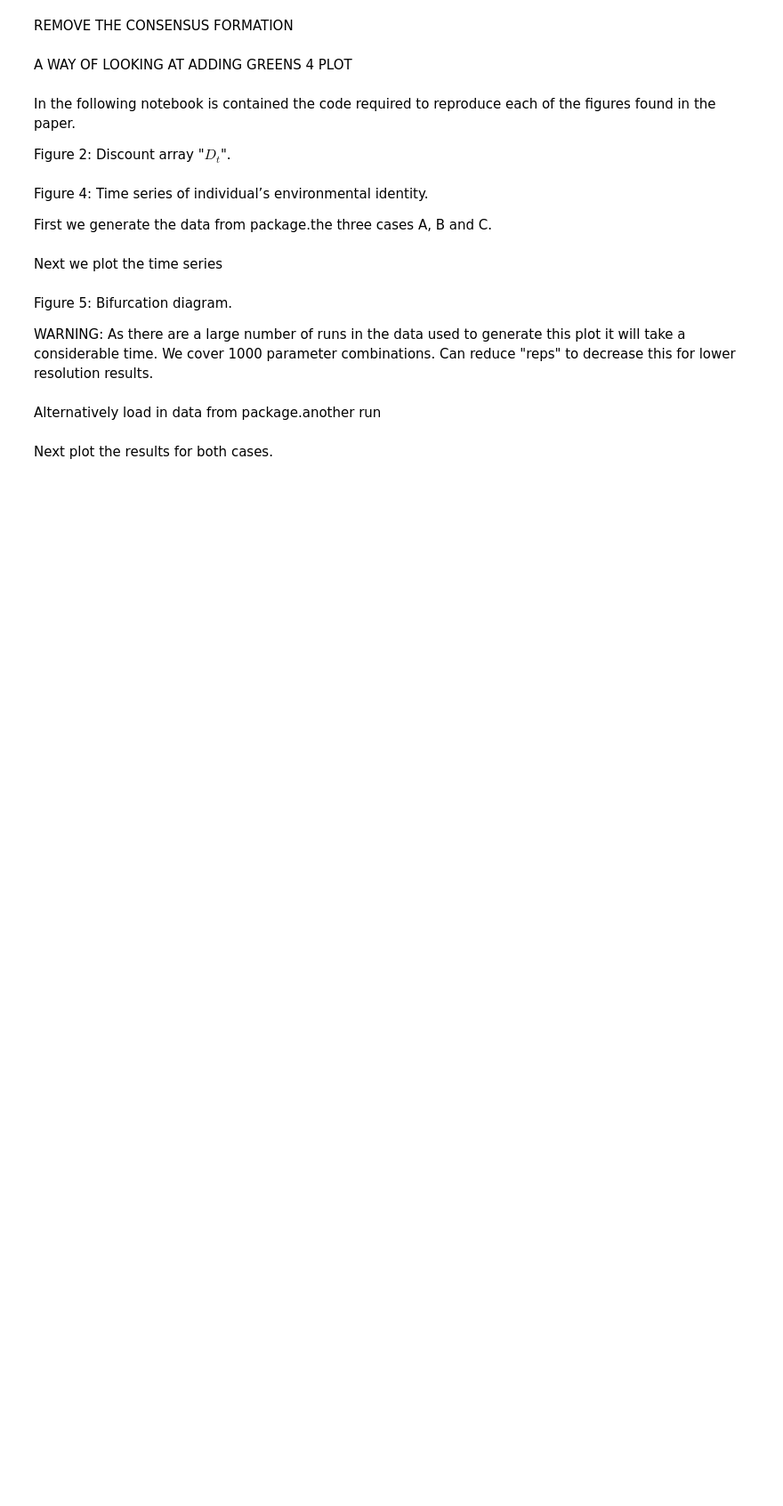
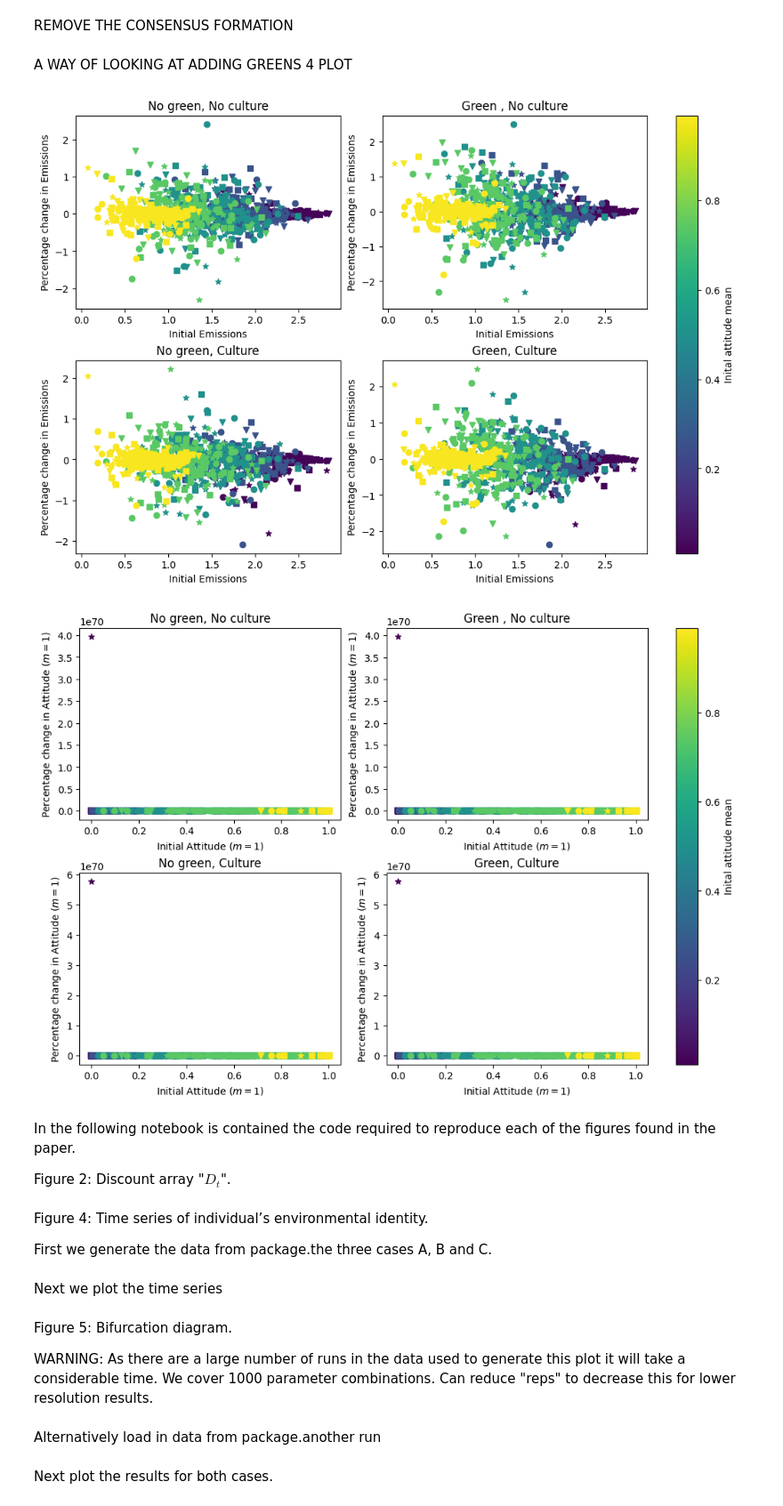
Before and after one commit to danielTorren/Culture-Network, a Jupyter notebook: produce_figures.ipynb, the cells around one changed output. Shown at 89% size. Drawn from its saved outputs; the diff is of its cells as text; code cells hidden in the pictures; blank space fills up the shorter version.

```diff
--- a/produce_figures.ipynb
+++ b/produce_figures.ipynb
@@ -40,10 +39,14 @@ A WAY OF LOOKING AT ADDING GREENS 4 PLOT
 # %%
 from package.generating_data import add_green_gen_alt
 fileName_Figure_22 = add_green_gen_alt.main(
     RUN = 0,
-    fileName = "results/green_influencers_culture_four_18_04_33__14_02_2023",
-    BASE_PARAMS_LOAD = "package/constants/base_params_alt.json"
+    fileName = "results/green_influencers_culture_four_alt_18_40_52__16_02_2023",
+    BASE_PARAMS_LOAD = "package/constants/base_params_alt.json",
+    reps = 5
 )
+# %% [output]
+[figure, added]
+[figure, added]
 # %% [markdown]
 In the following notebook is contained the code required to reproduce each of the figures found in the paper.
 
```
Also changed, not shown: parts of 2 cells of this notebook, 6 other files.
